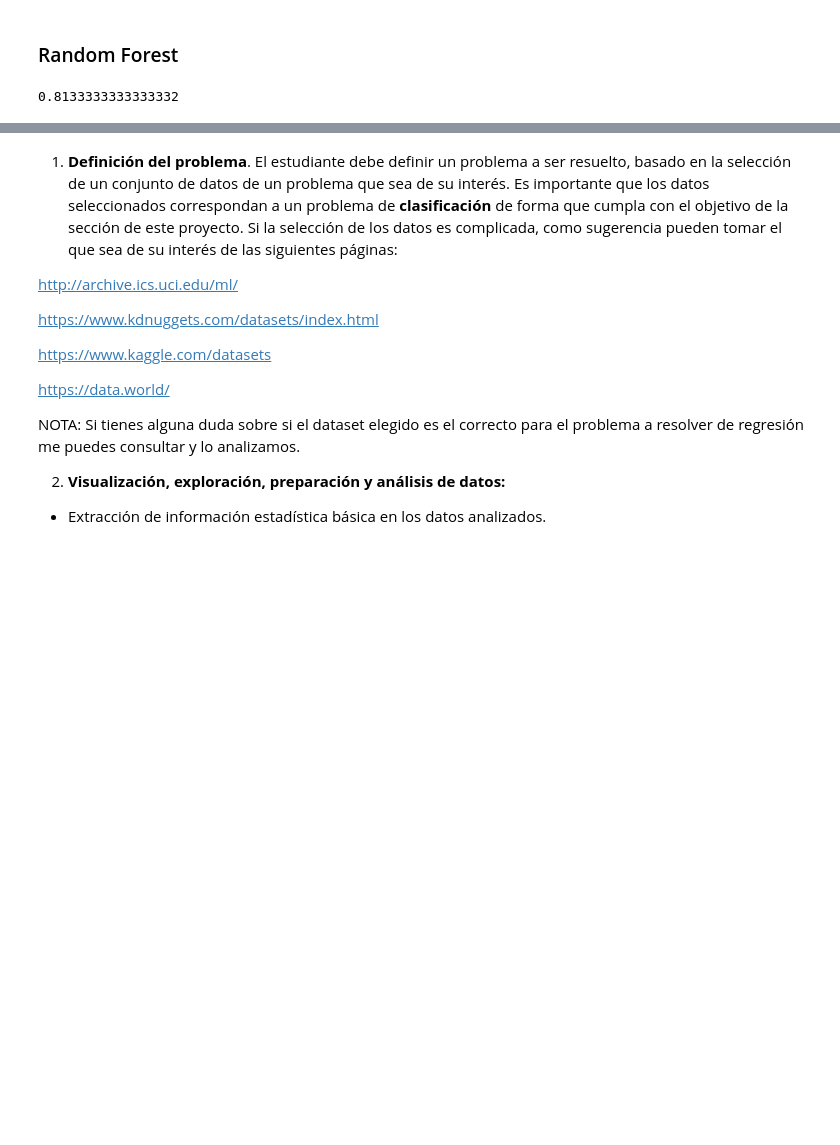
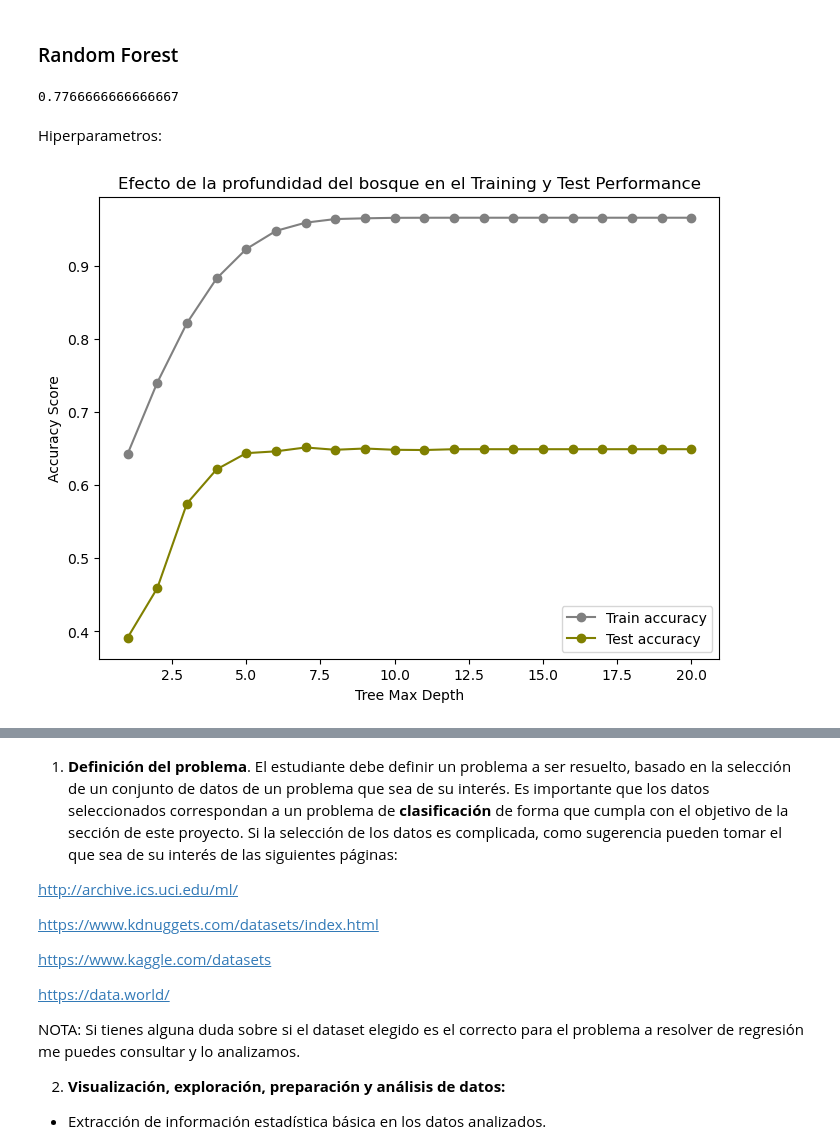
Before and after one commit to RafaelTakata0105/Proyecto_Flores_Takata, a Jupyter notebook: notebooks/Proyecto_final (1).ipynb, the cells around one changed output, grey strips where cells are left out. Drawn from its saved outputs; the diff is of its cells as text; code cells hidden in the pictures; blank space fills up the shorter version.

```diff
--- a/notebooks/Proyecto_final (1).ipynb
+++ b/notebooks/Proyecto_final (1).ipynb
@@ -1270,6 +1278,28 @@ rfc = RandomForestClassifier(n_estimators = 200)
 # %%
-RFCCV = (cross_val_score(rfc, X_smote_C, y_smote_C, cv=k_fold, n_jobs=1, scoring = 'accuracy').mean())
+RFCCV = (cross_val_score(rfc, X_smote_Ca, y_smote_C, cv=k_fold, n_jobs=1, scoring = 'accuracy').mean())
+RFCCV
+# %% [output]
+0.7766666666666667
-# %%
-RFCCV
-# %% [output]
-0.8133333333333332
+# %% [markdown]
+Hiperparametros:
+# %%
+max_depth = range(1,21)
+train_scores = []
+test_scores = []
+
+for depth in max_depth:
+    forest = RandomForestRegressor(max_depth=depth, random_state=444)
+    forest.fit(X_smote_Ca, y_smote_C)
+    train_scores.append(forest.score(X_smote_Ca, y_smote_C))
+    test_scores.append(forest.score(X_test_Ca, y_test_C))
+
+plt.figure(figsize=(8, 6))
+plt.plot(max_depth, train_scores, label='Train accuracy', color='gray', marker='o')
+plt.plot(max_depth, test_scores, label='Test accuracy', color='olive', marker='o')
+plt.xlabel('Tree Max Depth')
+plt.ylabel('Accuracy Score')
+plt.title('Efecto de la profundidad del bosque en el Training y Test Performance')
+plt.legend()
+plt.show()
+# %% [output]
+[figure, added]
```
Also changed, not shown: parts of 38 cells of this notebook.
